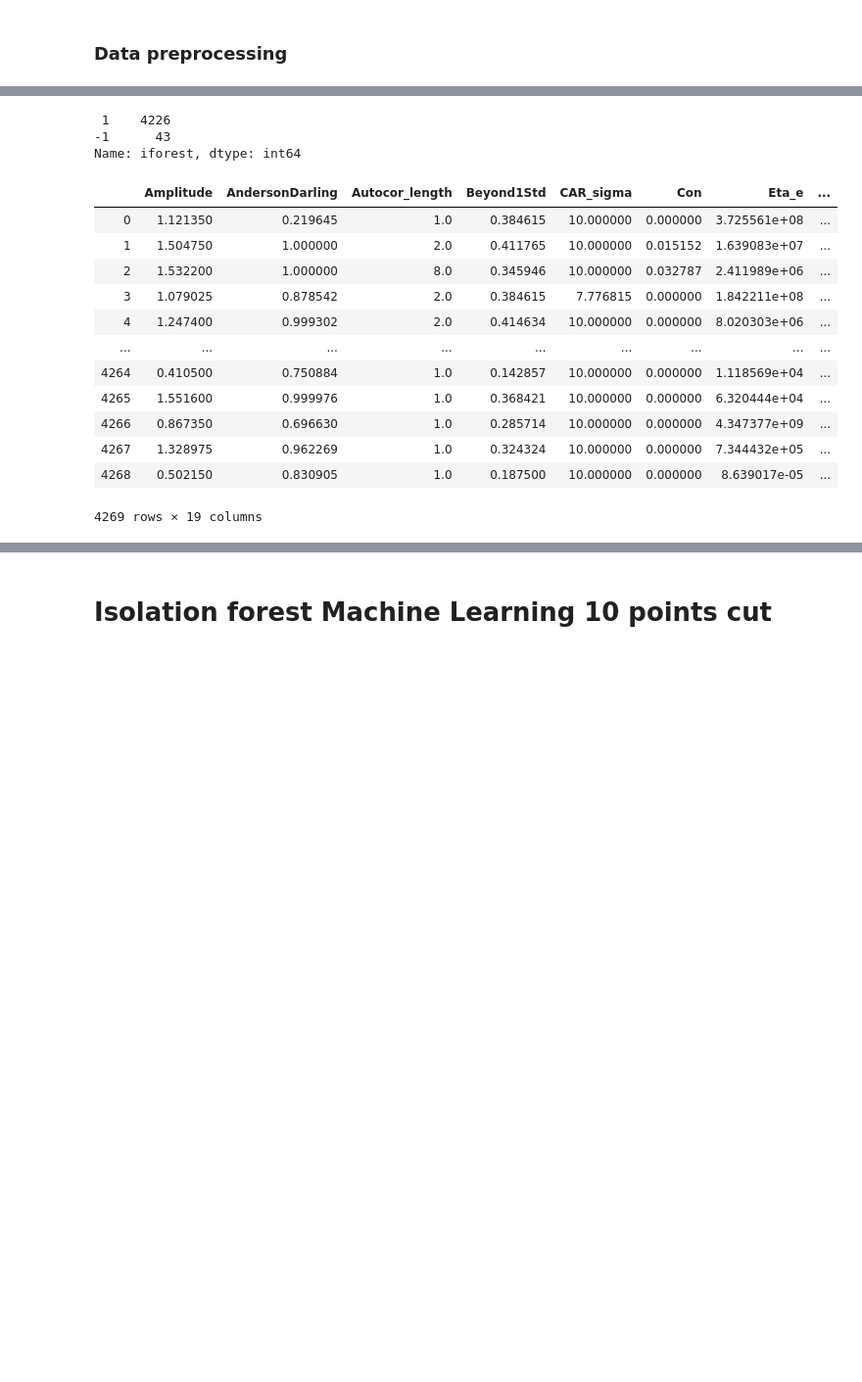
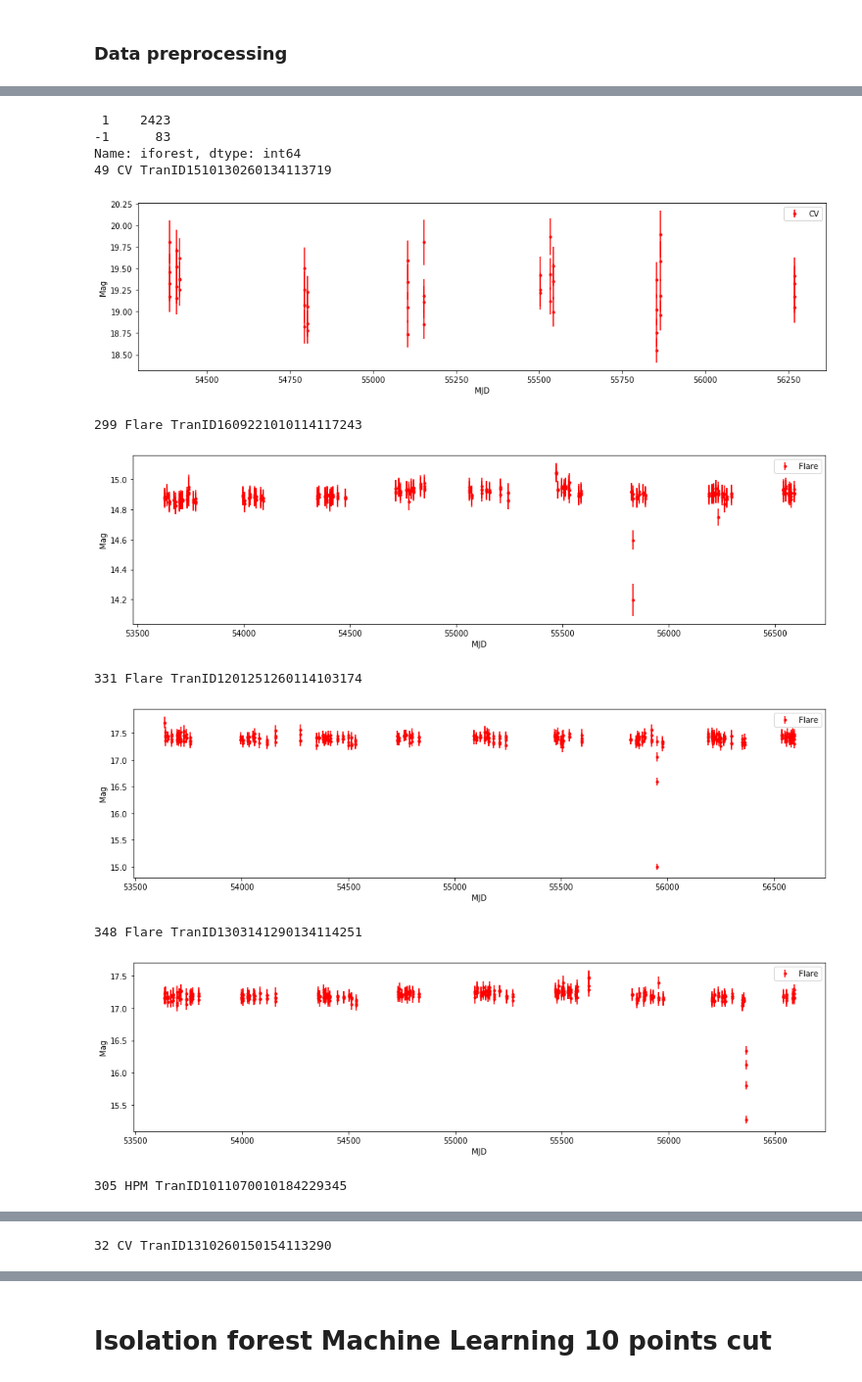
Before and after one commit to malema-ramonyai/CodeAndNotebooks, a Jupyter notebook: Machine_learning_on_CRTS.ipynb, the cells around one changed output, grey strips where cells are left out. Shown at 98% size. Saved outputs shown, nothing was run; the diff lists cells and outputs as text; code cells hidden in the pictures; blank space fills up the shorter version.

```diff
--- a/Machine_learning_on_CRTS.ipynb
+++ b/Machine_learning_on_CRTS.ipynb
@@ -75,31 +57,0 @@ X = imputer.transform(X)
-# %%
-model=IsolationForest(n_estimators=100, max_samples='auto', contamination=float(0.01),max_features=1.0)
-model.fit(X)
-
-
-
-ft_data['iforest'] = pd.Series(model.predict(X))
-
-ft_data['iforest_Counts'] = ft_data['iforest'].map({1:0,-1:1})
-
-ft_data['iforest'].value_counts()
-# %% [output]
- 1    4226
--1      43
-Name: iforest, dtype: int64
-# %%
-ft_data
-# %% [output]
-|  | Amplitude | AndersonDarling | Autocor_length | Beyond1Std | CAR_sigma | Con | Eta_e | ... |
-| 0 | 1.121350 | 0.219645 | 1.0 | 0.384615 | 10.000000 | 0.000000 | 3.725561e+08 | ... |
-| 1 | 1.504750 | 1.000000 | 2.0 | 0.411765 | 10.000000 | 0.015152 | 1.639083e+07 | ... |
-| 2 | 1.532200 | 1.000000 | 8.0 | 0.345946 | 10.000000 | 0.032787 | 2.411989e+06 | ... |
-| 3 | 1.079025 | 0.878542 | 2.0 | 0.384615 | 7.776815 | 0.000000 | 1.842211e+08 | ... |
-| 4 | 1.247400 | 0.999302 | 2.0 | 0.414634 | 10.000000 | 0.000000 | 8.020303e+06 | ... |
-| ... | ... | ... | ... | ... | ... | ... | ... | ... |
-| 4264 | 0.410500 | 0.750884 | 1.0 | 0.142857 | 10.000000 | 0.000000 | 1.118569e+04 | ... |
-| 4265 | 1.551600 | 0.999976 | 1.0 | 0.368421 | 10.000000 | 0.000000 | 6.320444e+04 | ... |
-| 4266 | 0.867350 | 0.696630 | 1.0 | 0.285714 | 10.000000 | 0.000000 | 4.347377e+09 | ... |
-| 4267 | 1.328975 | 0.962269 | 1.0 | 0.324324 | 10.000000 | 0.000000 | 7.344432e+05 | ... |
-| 4268 | 0.502150 | 0.830905 | 1.0 | 0.187500 | 10.000000 | 0.000000 | 8.639017e-05 | ... |
-4269 rows × 19 columns
@@ -115,0 +58,37 @@ for x in range(len(pred.ID)):
+# %%
+model=IsolationForest(n_estimators=400, max_samples='auto',max_features=1.0)
+model.fit(X)
+
+# Predicting the anomalies
+ft_data['iforest'] = pd.Series(model.predict(X))
+ft_data['iforest_Counts'] = ft_data['iforest'].map({1:0,-1:1})
+# Counting the detected anomalies
+print(ft_data['iforest'].value_counts())
+
+# Analysing the predicted anomalies
+pred=ft_data.loc[ft_data['iforest'] == -1]
+for i in range(len(pred.ID)):
+
+
+    plt.figure(figsize=(16,4))
+    plt.xlabel('MJD')
+    plt.ylabel('Mag')
+    lc = transient_lc[transient_lc['ID']==pred.ID.iloc[i]]
+
+    print(len(lc),pred.Class.iloc[i],pred.ID.iloc[i])
+    plt.errorbar(lc.MJD,lc.Mag,yerr=lc.Magerr,fmt='.r',label=pred.Class.iloc[i])
+    plt.legend()
+    plt.show()
+# %% [output]
+ 1    2423
+-1      83
+Name: iforest, dtype: int64
+49 CV TranID1510130260134113719
+[figure, added]
+299 Flare TranID1609221010114117243
+[figure, added]
+331 Flare TranID1201251260114103174
+[figure, added]
+348 Flare TranID1303141290134114251
+[figure, added]
+305 HPM TranID1011070010184229345
@@ -115,0 +96 @@ for x in range(len(pred.ID)):
+32 CV TranID1310260150154113290
```
Also changed, not shown: parts of 11 cells of this notebook, 4 other files.
